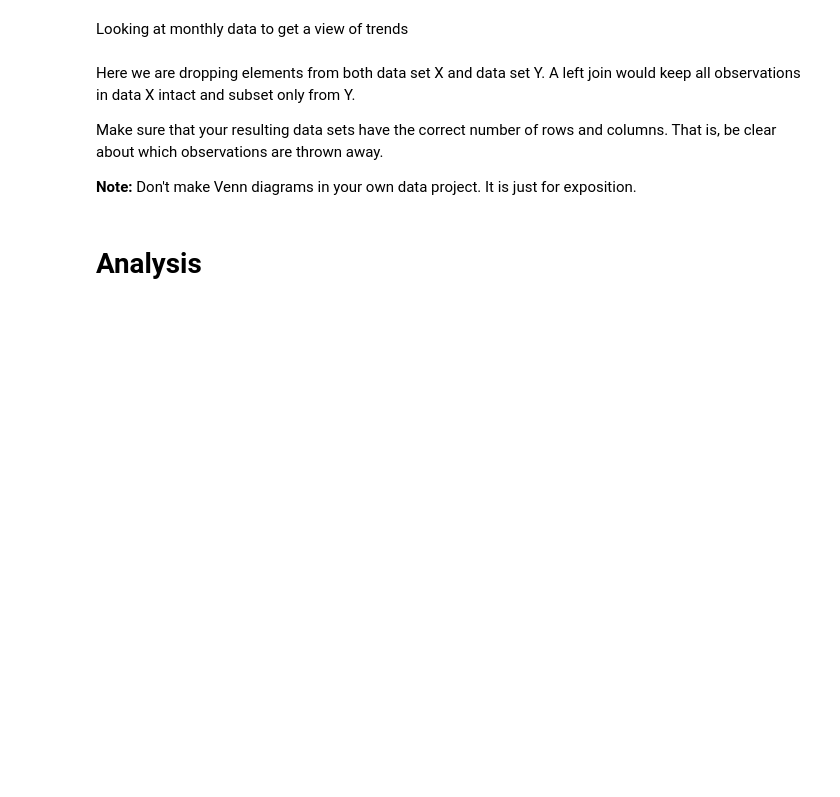
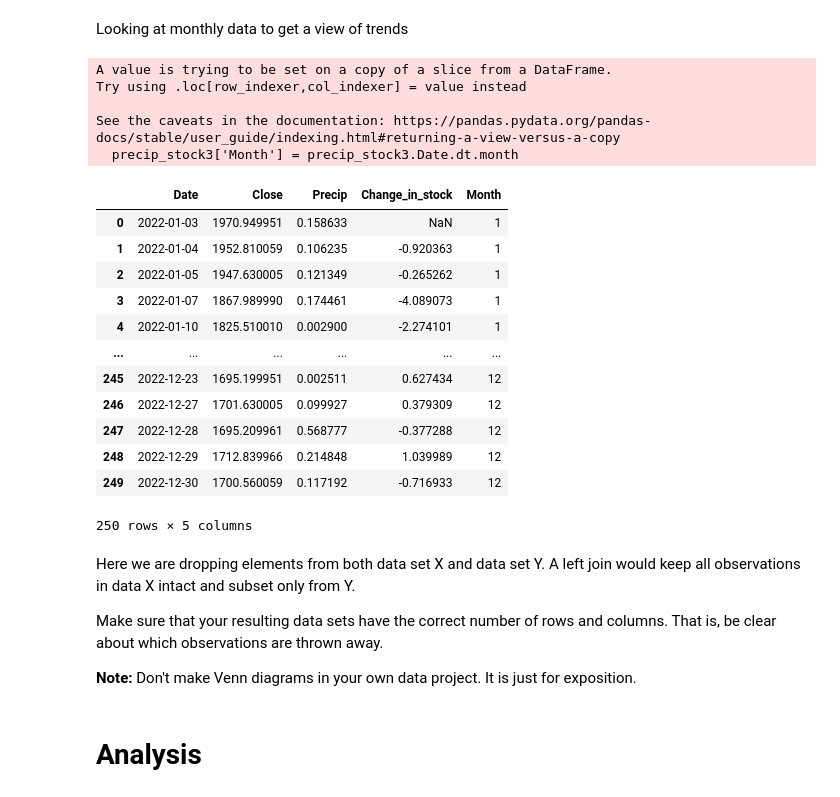
Before and after one commit to NumEconCopenhagen/projects-2023-jos-p-og-tex, a Jupyter notebook: dataproject/dataproject.ipynb, the cells around one changed output. Saved outputs shown, nothing was run; the diff lists cells and outputs as text; code cells hidden in the pictures; blank space fills up the shorter version.

```diff
--- a/dataproject/dataproject.ipynb
+++ b/dataproject/dataproject.ipynb
@@ -203,15 +401,28 @@ Looking at monthly data to get a view of trends
 # %%
 precip_stock3 = precip_stock2
 precip_stock3['Month'] = precip_stock3.Date.dt.month
-precip_stock3 = precip_stock3.groupby('Month').mean()
-precip_stock3.reset_index(inplace=True)
+precip_stock4 = precip_stock3.groupby('Month').mean()
+precip_stock4.reset_index(inplace=True)
 precip_stock3
-
-#trend = precip_stock2.groupby(['Date']).count()
-#trend
-
-#tjek2 = tjek.loc[tjek['Time']!=24]
-#tjek2
+# %% [output]
+A value is trying to be set on a copy of a slice from a DataFrame.
+Try using .loc[row_indexer,col_indexer] = value instead
+
+See the caveats in the documentation: https://pandas.pydata.org/pandas-docs/stable/user_guide/indexing.html#returning-a-view-versus-a-copy
+  precip_stock3['Month'] = precip_stock3.Date.dt.month
+|  | Date | Close | Precip | Change_in_stock | Month |
+| 0 | 2022-01-03 | 1970.949951 | 0.158633 | NaN | 1 |
+| 1 | 2022-01-04 | 1952.810059 | 0.106235 | -0.920363 | 1 |
+| 2 | 2022-01-05 | 1947.630005 | 0.121349 | -0.265262 | 1 |
+| 3 | 2022-01-07 | 1867.989990 | 0.174461 | -4.089073 | 1 |
+| 4 | 2022-01-10 | 1825.510010 | 0.002900 | -2.274101 | 1 |
+| ... | ... | ... | ... | ... | ... |
+| 245 | 2022-12-23 | 1695.199951 | 0.002511 | 0.627434 | 12 |
+| 246 | 2022-12-27 | 1701.630005 | 0.099927 | 0.379309 | 12 |
+| 247 | 2022-12-28 | 1695.209961 | 0.568777 | -0.377288 | 12 |
+| 248 | 2022-12-29 | 1712.839966 | 0.214848 | 1.039989 | 12 |
+| 249 | 2022-12-30 | 1700.560059 | 0.117192 | -0.716933 | 12 |
+250 rows × 5 columns
 # %% [markdown]
 Here we are dropping elements from both data set X and data set Y. A left join would keep all observations in data X intact and subset only from Y.
 
```
Also changed, not shown: parts of 17 cells of this notebook.
